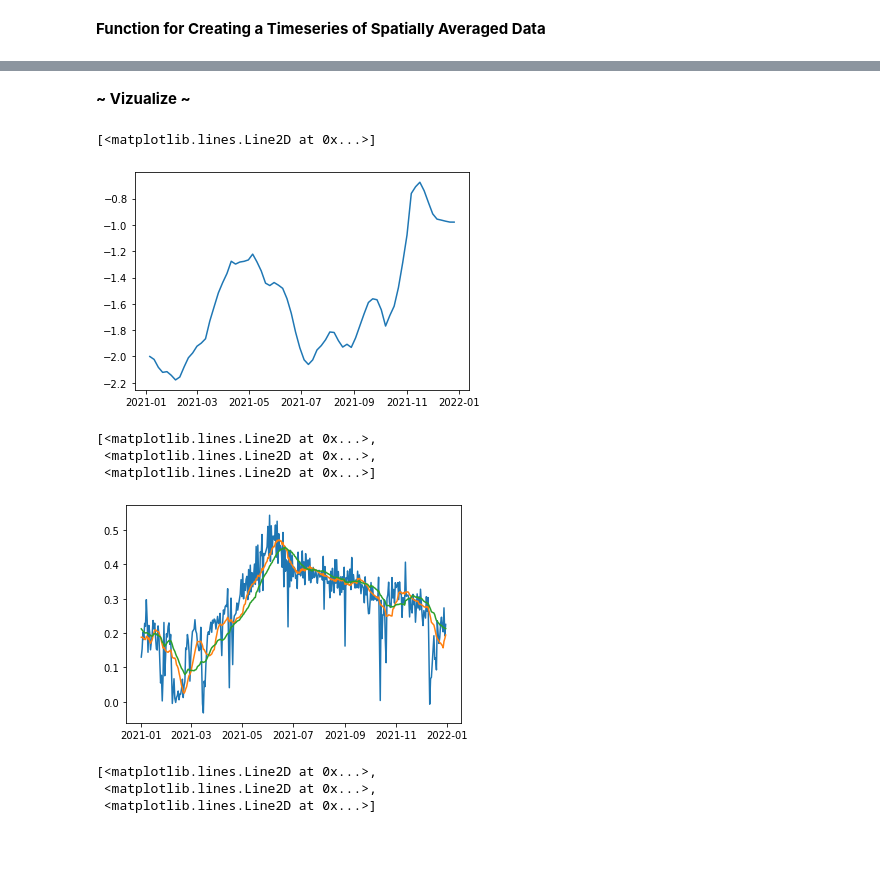
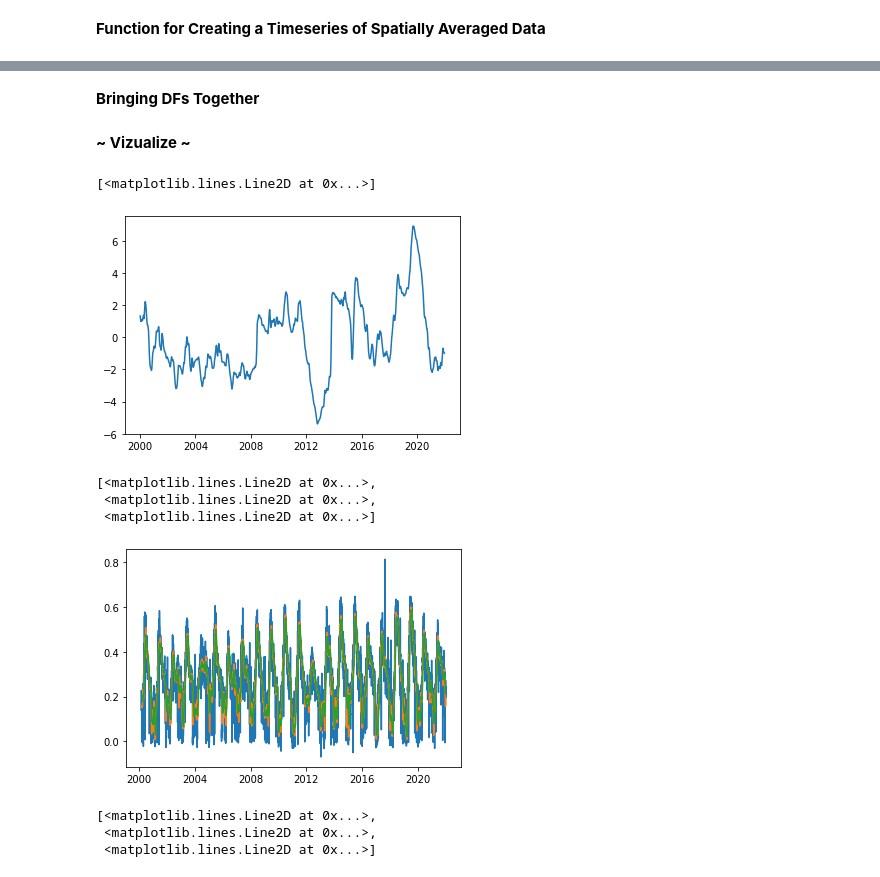
Before and after one commit to anniebritton/Ecological-Drought-ML-Modeling, a Jupyter notebook: Initial_Data_Acquisition.ipynb, the cells around one changed output, grey strips where cells are left out. Cells and saved outputs as stored; diff of their text form; code cells hidden in the pictures; blank space fills up the shorter version.

Commit message:
datetime updates

```diff
--- a/Initial_Data_Acquisition.ipynb
+++ b/Initial_Data_Acquisition.ipynb
@@ -109,21 +107,21 @@ def spatialtimeseries(datalist):
         mean = img.reduceRegion(reducer=ee.Reducer.mean(), geometry=geometry, scale=scale).get(band)
         return img.set('date', img.date().format()).set('mean', mean)
 
-    # We map this function to every image in our collection to get a new ImageCollection, but now each image has the mean value for the region of interest and the date.
-    # These are the data we’ll make our time series out of.
+    # Map this function to every image in our collection to get a new
+    # ImageCollection, but now each image has the mean value for the region of interest and the date.
     aoi_reduced_imgs = data.map(aoi_mean)
 
-    # To convert to a pandas dataframe, we dont want an ImageCollection; however, so we will reduce our images to a list of lists:
+    # Reduce the images to a list of lists:
     # for each image, we have a 2-element list that contains that images date and mean value (for our point of interest)
     # each of these lists are themselves elements in our outer list, which is what we’ll convert to a dataframe
     nested_list = aoi_reduced_imgs.reduceColumns(ee.Reducer.toList(2), ['date','mean']).values().get(0)
 
-    # This nested list can be turned into a dataframe using the .DataFrame constructor. We’ll name the columns, “date” and “mean”.
-    # dont forget we need to call the callback method "getInfo" to retrieve the data
+    # This nested list can be turned into a dataframe using the .DataFrame constructor.
+    # Call the callback method "getInfo" to retrieve the data
     df = pd.DataFrame(nested_list.getInfo(), columns=['date','mean'])
 
-    # We will also set our date column to be our index. Doing these things allows our .plot library to automatically convert the dates into nice readable dates on our axis.
-    df['date'] = pd.to_datetime(df['date'])
+    # Set the date column to be the index.
+    df['date'] = pd.to_datetime(df['date']).dt.date
     df.set_index('date', inplace=True)
 
     return(df)
@@ -160,3 +158,5 @@ spi180_df = spatialtimeseries(spi180_list)
 # SMAP
 smam_df = spatialtimeseries(smam_list)
 smpm_df = spatialtimeseries(smpm_list)
+# %% [markdown]
+**Bringing DFs Together**
@@ -163,19 +190,19 @@ smpm_df = spatialtimeseries(smpm_list)
 # %% [markdown]
 **~ Vizualize ~**
 # %%
-plt.plot(pdsi_df['2021-01-01':'2021-12-30'])
+plt.plot(pdsi_df['2000-01-01':'2021-12-30'])
 # %% [output]
 [<matplotlib.lines.Line2D at 0x...>]
-[figure, old version]
+[figure, new version]
 # %%
 NDVI_df['SMA15'] = NDVI_df['mean'].rolling(15).mean()
 NDVI_df['SMA30'] = NDVI_df['mean'].rolling(30).mean()
-plt.plot(NDVI_df['2021-01-01':'2021-12-30'])
+plt.plot(NDVI_df['2000-01-01':'2021-12-30'])
 # %% [output]
 [<matplotlib.lines.Line2D at 0x...>,
  <matplotlib.lines.Line2D at 0x...>,
  <matplotlib.lines.Line2D at 0x...>]
-[figure, old version]
+[figure, new version]
 # %%
 PP_NDVI_df['SMA15'] = PP_NDVI_df['mean'].rolling(15).mean()
 PP_NDVI_df['SMA30'] = PP_NDVI_df['mean'].rolling(30).mean()
```
Also changed, not shown: parts of 10 cells of this notebook.
